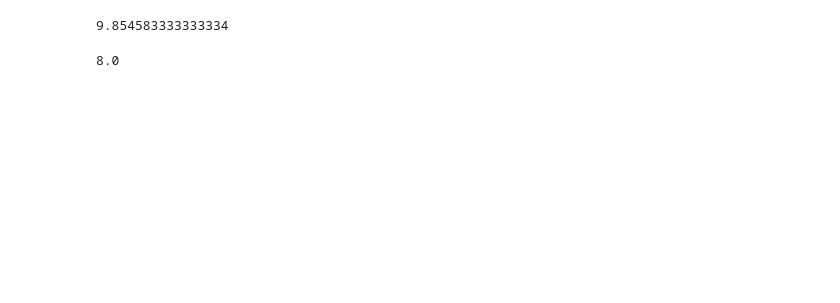
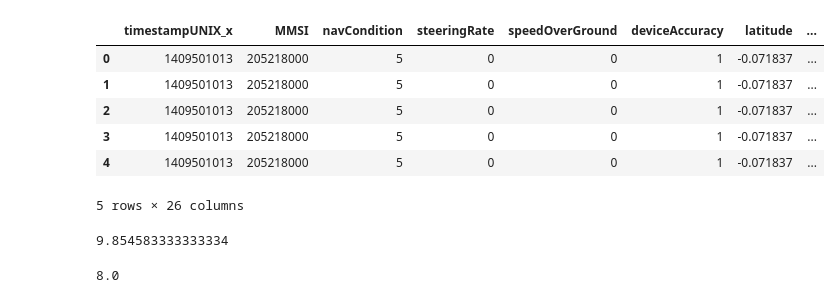
Before and after one commit to uwong/python, a Jupyter notebook: notebooks/ships/ship data exploration.ipynb, the cells around one changed output. Drawn from its saved outputs; the diff is of its cells as text; code cells hidden in the pictures; blank space fills up the shorter version.

```diff
--- a/notebooks/ships/ship data exploration.ipynb
+++ b/notebooks/ships/ship data exploration.ipynb
@@ -75,3 +75,18 @@ shipData.describe()
+# %%
+# Use only a few rows due to memory issues
+sampleSize = 100000
+# %%
+sailingShipData = pd.merge(left=sailingData.loc[0:sampleSize, :], right=shipData, how='left', on='MMSI')
+# %%
+sailingShipData.head()
+# %% [output]
+|  | timestampUNIX_x | MMSI | navCondition | steeringRate | speedOverGround | deviceAccuracy | latitude | ... |
+| 0 | 1409501013 | 205218000 | 5 | 0 | 0 | 1 | -0.071837 | ... |
+| 1 | 1409501013 | 205218000 | 5 | 0 | 0 | 1 | -0.071837 | ... |
+| 2 | 1409501013 | 205218000 | 5 | 0 | 0 | 1 | -0.071837 | ... |
+| 3 | 1409501013 | 205218000 | 5 | 0 | 0 | 1 | -0.071837 | ... |
+| 4 | 1409501013 | 205218000 | 5 | 0 | 0 | 1 | -0.071837 | ... |
+5 rows × 26 columns
 # %%
 #eta is in days?
 851436 / 60/ 60 / 24
```
Also changed, not shown: parts of 12 cells of this notebook, 1 other file.
